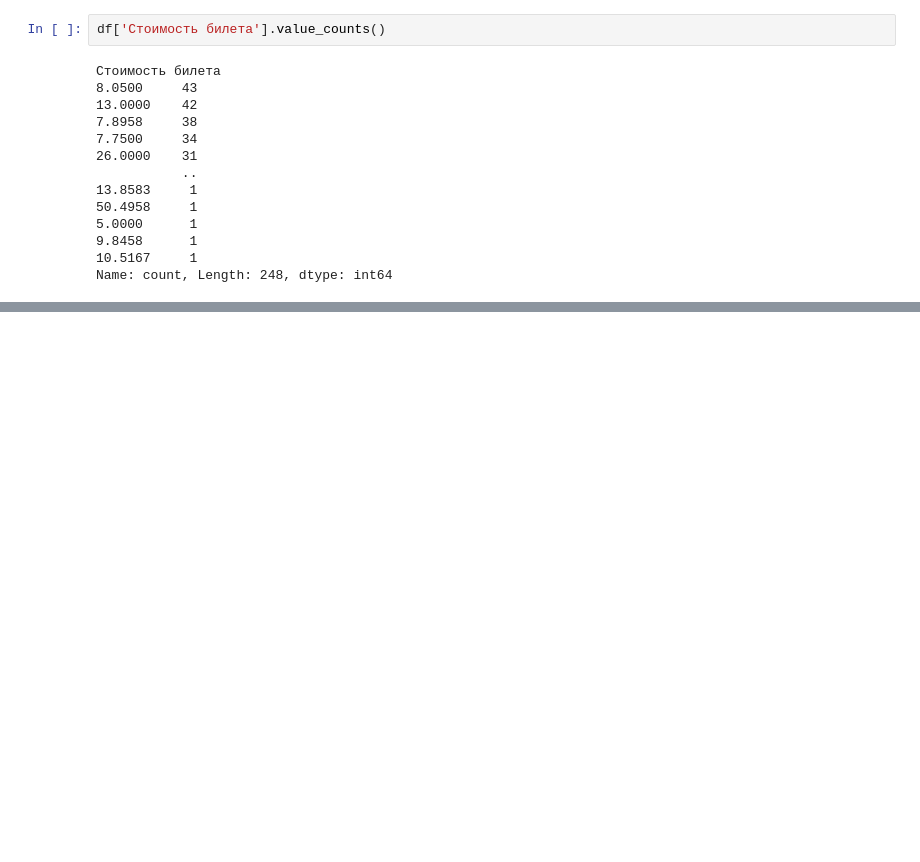
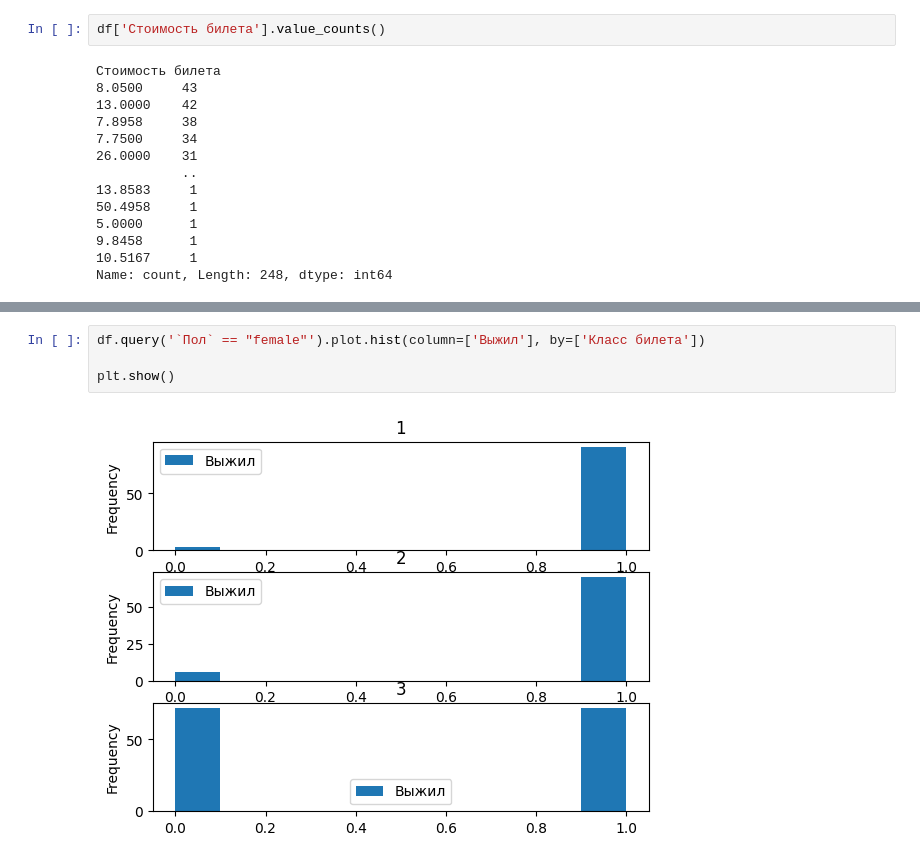
Before and after one commit to IsaakClarke/tms, a Jupyter notebook: lesson-6/lesson-6.ipynb, the cells around one changed output, grey strips where cells are left out. Drawn from its saved outputs; the diff is of its cells as text; blank space fills up the shorter version.

```diff
--- a/lesson-6/lesson-6.ipynb
+++ b/lesson-6/lesson-6.ipynb
@@ -220,0 +265,6 @@ plt.show()
+# %%
+df.query('`Пол` == "female"').plot.hist(column=['Выжил'], by=['Класс билета'])
+
+plt.show()
+# %% [output]
+[figure, added]
```
Also changed, not shown: parts of 24 cells of this notebook, 1 other file.
